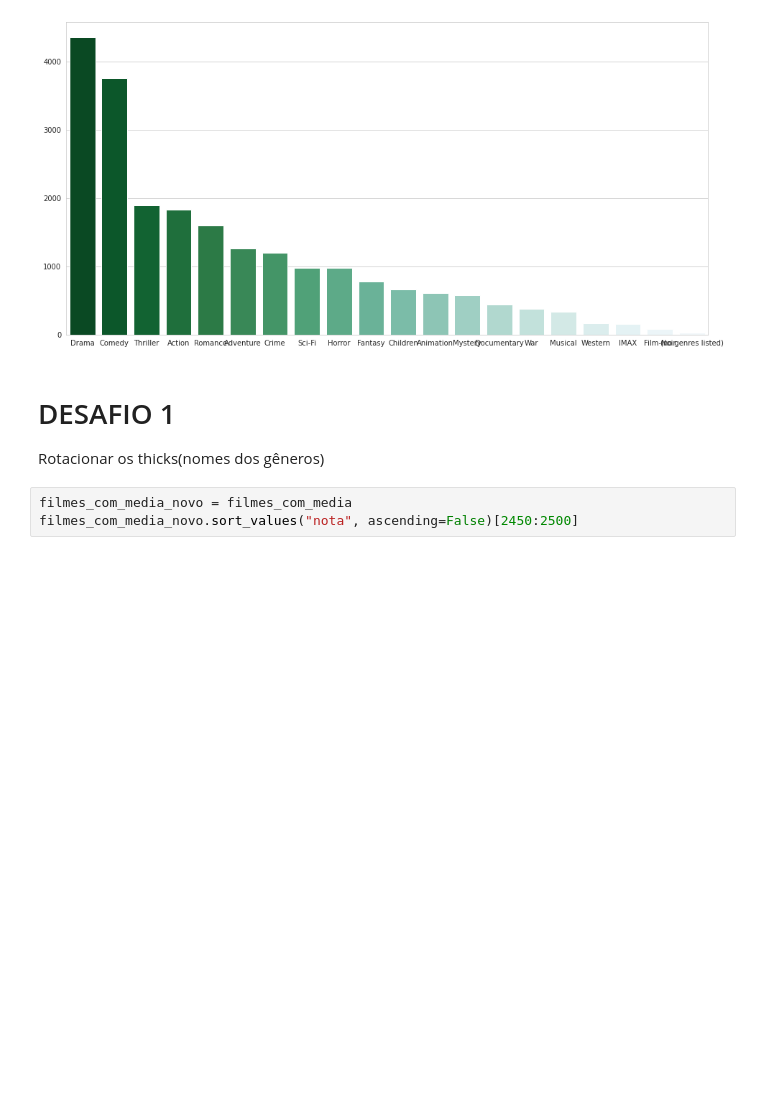
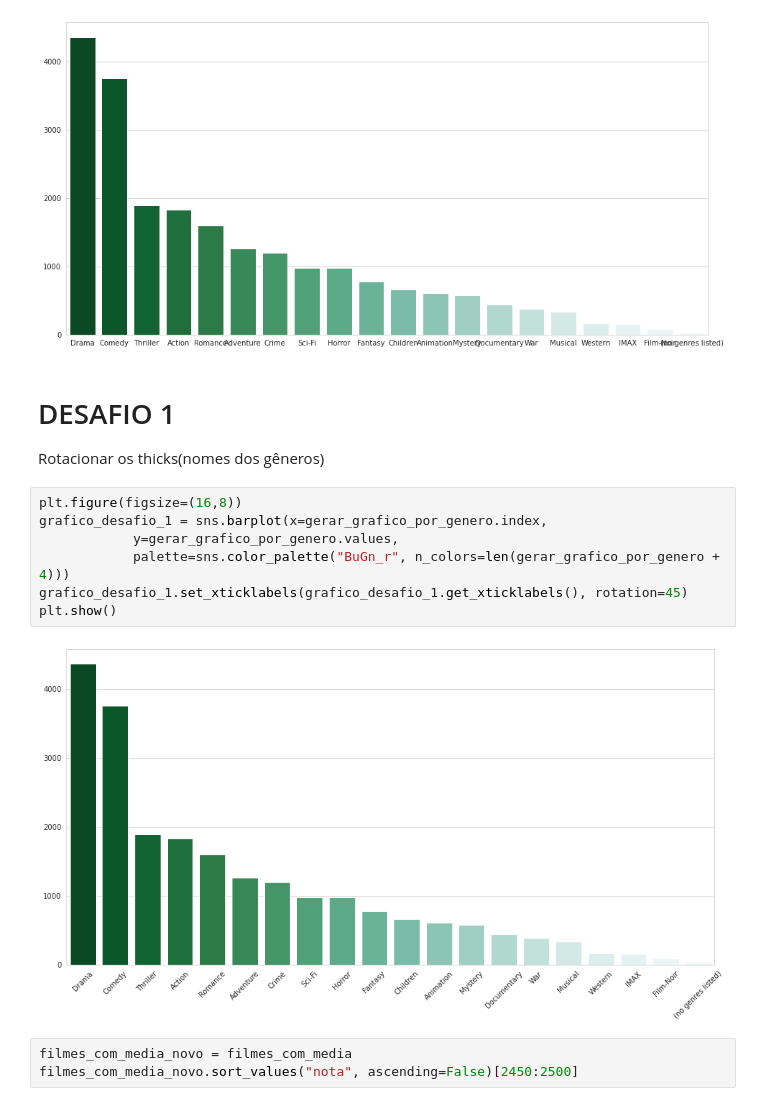
Before and after one commit to dnlrodrigues/analise_dados_python, a Jupyter notebook: QuarentenasDados_Filme.ipynb, the cells around one changed output. Cells and saved outputs as stored; diff of their text form; blank space fills up the shorter version.

```diff
--- a/QuarentenasDados_Filme.ipynb
+++ b/QuarentenasDados_Filme.ipynb
@@ -457,6 +457,15 @@ plt.show()
 # %% [markdown]
 # DESAFIO 1
 Rotacionar os thicks(nomes dos gêneros)
+# %%
+plt.figure(figsize=(16,8))
+grafico_desafio_1 = sns.barplot(x=gerar_grafico_por_genero.index,
+            y=gerar_grafico_por_genero.values,
+            palette=sns.color_palette("BuGn_r", n_colors=len(gerar_grafico_por_genero + 4)))
+grafico_desafio_1.set_xticklabels(grafico_desafio_1.get_xticklabels(), rotation=45)
+plt.show()
+# %% [output]
+[figure, added]
 # %%
 filmes_com_media_novo = filmes_com_media
 filmes_com_media_novo.sort_values("nota", ascending=False)[2450:2500]
```
Also changed, not shown: parts of 5 cells of this notebook.
